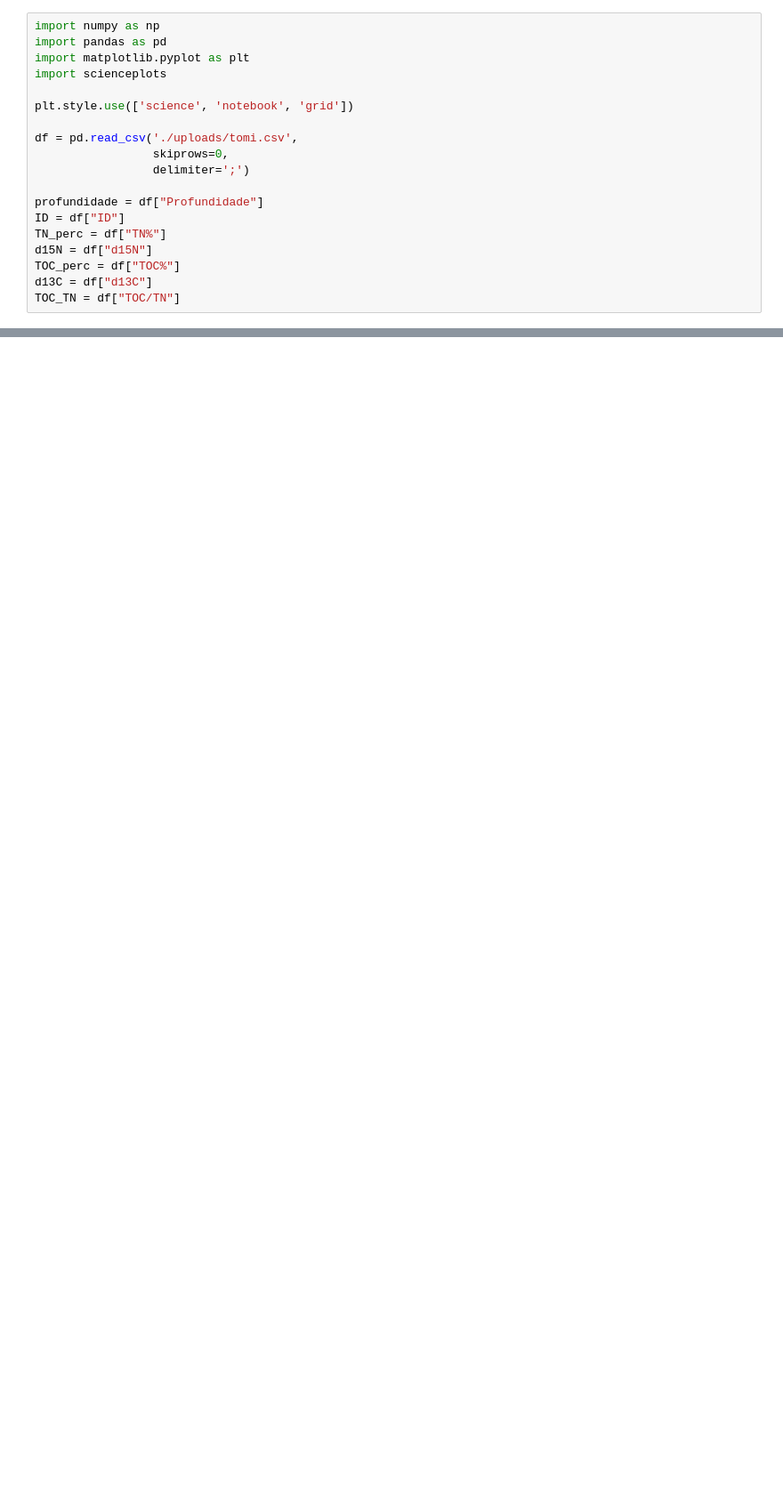
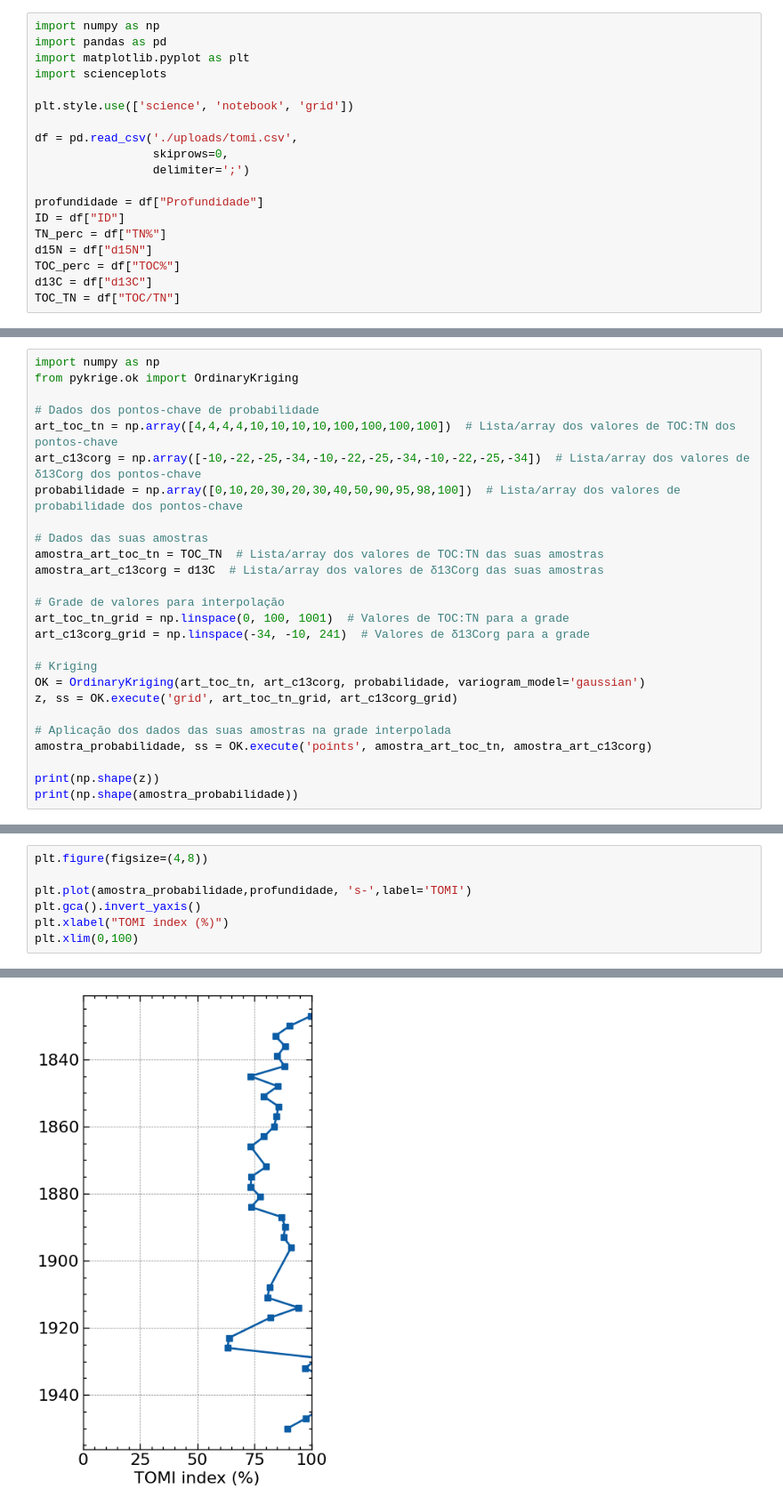
Before and after one commit to albano-a/GradPress, a Jupyter notebook: tomi.ipynb, the cells around one changed output, grey strips where cells are left out. Shown: that part at 89% size. Drawn from its saved outputs; the diff is of its cells as text; blank space fills up the shorter version.

Commit message:
v0.1.0
Added TOMI Index calculation page

```diff
--- a/tomi.ipynb
+++ b/tomi.ipynb
@@ -47,0 +35,26 @@ plt.plot(TOC_TN, d13C, '.',label='d13C')
+# %%
+import numpy as np
+from pykrige.ok import OrdinaryKriging
+
+# Dados dos pontos-chave de probabilidade
+art_toc_tn = np.array([4,4,4,4,10,10,10,10,100,100,100,100])  # Lista/array dos valores de TOC:TN dos pontos-chave
+art_c13corg = np.array([-10,-22,-25,-34,-10,-22,-25,-34,-10,-22,-25,-34])  # Lista/array dos valores de δ13Corg dos pontos-chave
+probabilidade = np.array([0,10,20,30,20,30,40,50,90,95,98,100])  # Lista/array dos valores de probabilidade dos pontos-chave
+
+# Dados das suas amostras
+amostra_art_toc_tn = TOC_TN  # Lista/array dos valores de TOC:TN das suas amostras
+amostra_art_c13corg = d13C  # Lista/array dos valores de δ13Corg das suas amostras
+
+# Grade de valores para interpolação
+art_toc_tn_grid = np.linspace(0, 100, 1001)  # Valores de TOC:TN para a grade
+art_c13corg_grid = np.linspace(-34, -10, 241)  # Valores de δ13Corg para a grade
+
+# Kriging
+OK = OrdinaryKriging(art_toc_tn, art_c13corg, probabilidade, variogram_model='gaussian')
+z, ss = OK.execute('grid', art_toc_tn_grid, art_c13corg_grid)
+
+# Aplicação dos dados das suas amostras na grade interpolada
+amostra_probabilidade, ss = OK.execute('points', amostra_art_toc_tn, amostra_art_c13corg)
+
+print(np.shape(z))
+print(np.shape(amostra_probabilidade))
@@ -47,0 +77,8 @@ plt.plot(TOC_TN, d13C, '.',label='d13C')
+# %%
+plt.figure(figsize=(4,8))
+
+plt.plot(amostra_probabilidade,profundidade, 's-',label='TOMI')
+plt.gca().invert_yaxis()
+plt.xlabel("TOMI index (%)")
+plt.xlim(0,100)
+# %% [output]
@@ -48,3 +86,4 @@ plt.plot(TOC_TN, d13C, '.',label='d13C')
+[figure, added]
 # %%
 import numpy as np
 from pykrige.ok import OrdinaryKriging
```
Also changed, not shown: parts of 6 cells of this notebook, 1 other file.
